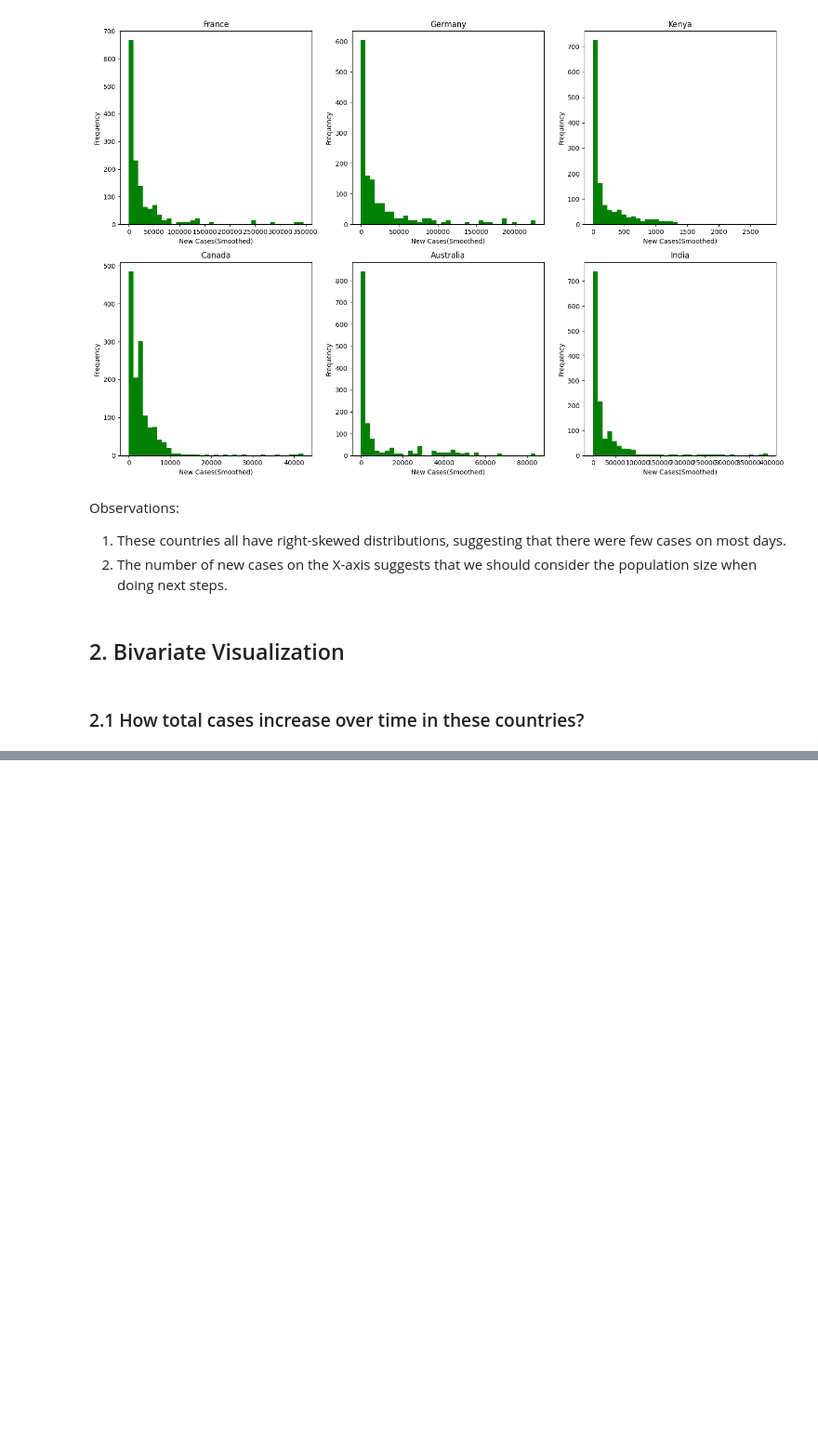
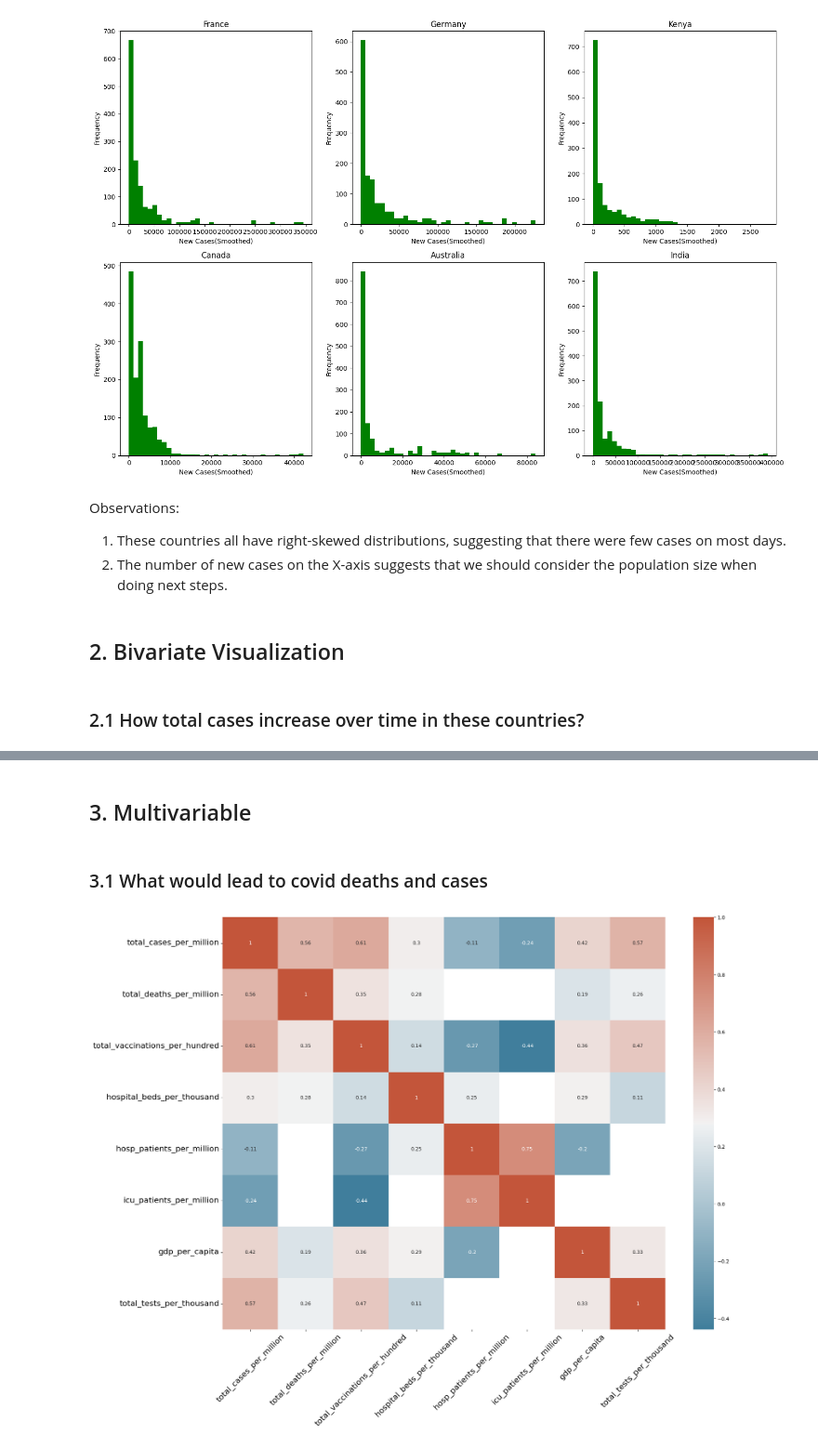
Before and after one commit to fengyu20/covid_data_analysis, a Jupyter notebook: covid_analysis.ipynb, the cells around one changed output, grey strips where cells are left out. Shown at 93% size. Saved outputs shown, nothing was run; the diff lists cells and outputs as text; code cells hidden in the pictures; blank space fills up the shorter version.

```diff
--- a/covid_analysis.ipynb
+++ b/covid_analysis.ipynb
@@ -201,0 +229,33 @@ create_plots(target_countries_list, create_scatter_plots, cols = 2 )
+# %% [markdown]
+## 3. Multivariable
+# %% [markdown]
+### 3.1 What would lead to covid deaths and cases
+# %%
+
+selected_features = [
+    'total_cases_per_million',
+    'total_deaths_per_million',
+    'total_vaccinations_per_hundred',
+    'hospital_beds_per_thousand',
+    'hosp_patients_per_million',
+    'icu_patients_per_million',
+    'gdp_per_capita',
+    'total_tests_per_thousand'
+]
+
+correlation_matrix_subset = covid_df[selected_features].corr()
+
+## do not display features that has a low correlation
+mask_low_corr = np.abs(correlation_matrix_subset) < 0.1
+
+plt.figure(figsize=(20, 15))
+
+cmap = sns.diverging_palette(230, 20, as_cmap=True)
+
+sns.heatmap(correlation_matrix_subset, mask=mask_low_corr, annot=True, cmap=cmap)
+
+plt.xticks(rotation=45, fontsize = 16)
+plt.yticks(rotation=0, fontsize = 16)
+plt.show()
+# %% [output]
+[figure, added]
```
Also changed, not shown: parts of 14 cells of this notebook.
